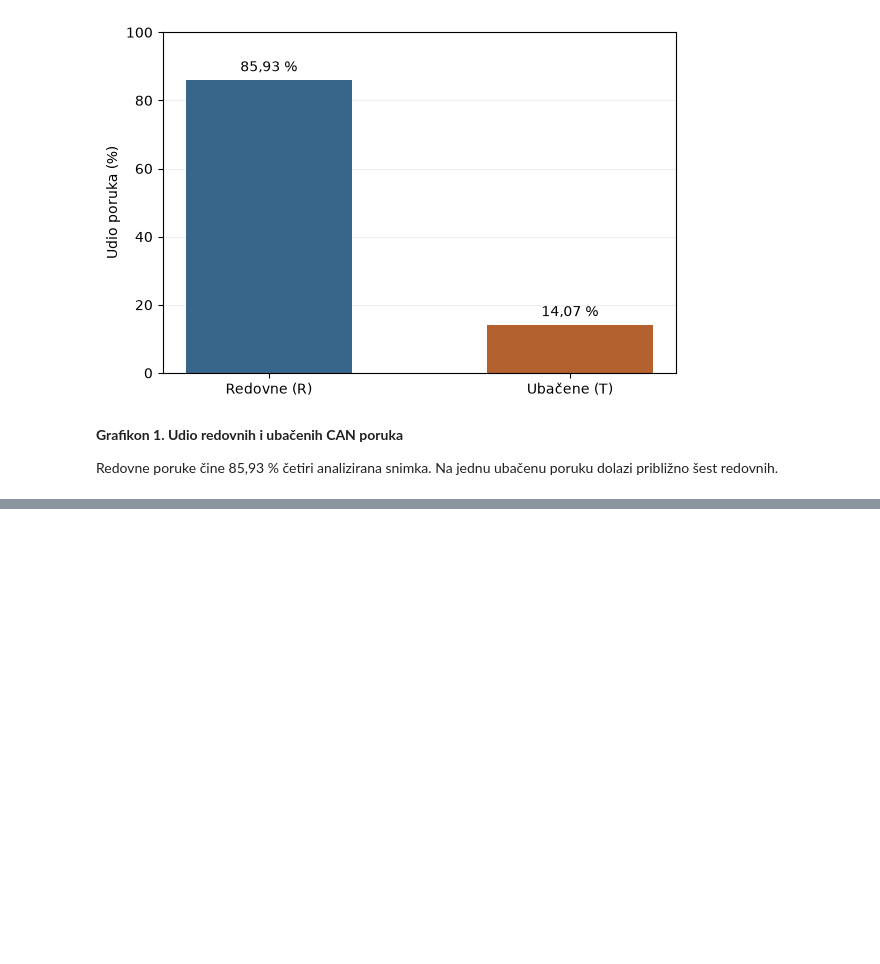
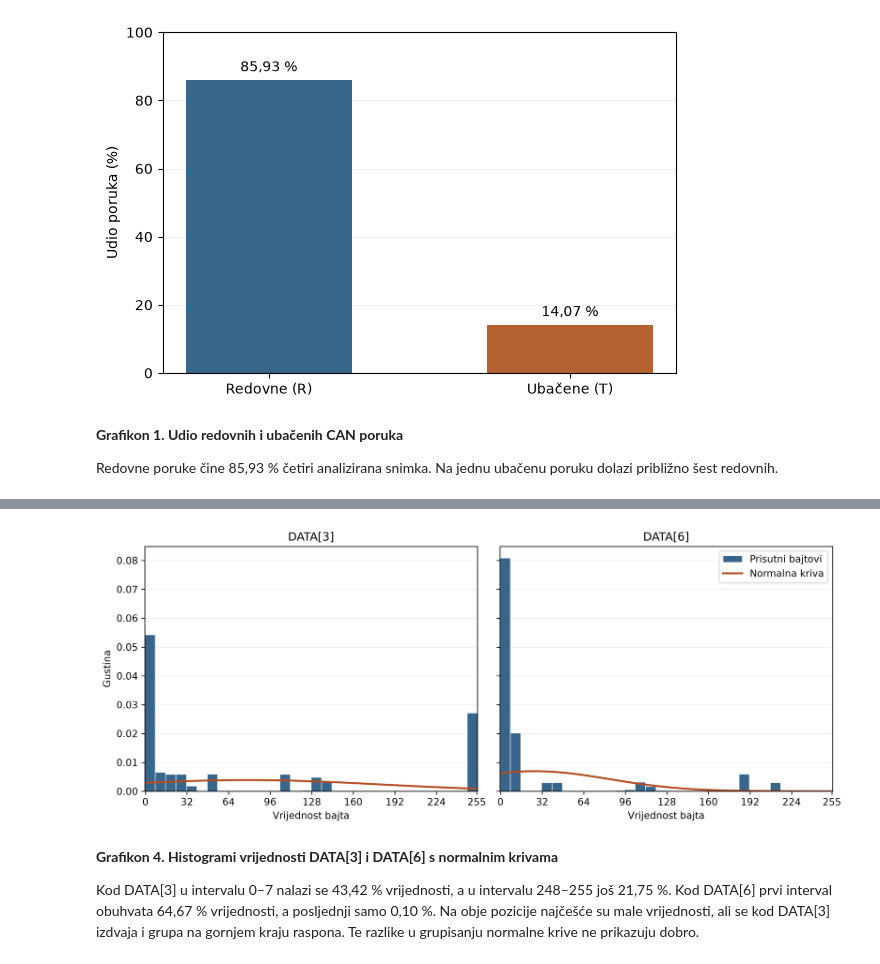
Before and after one commit to KerimOmanovic/can-attack-detection-ml, a Jupyter notebook: EDA_Car_Hacking.ipynb, the cells around one changed output, grey strips where cells are left out. Cells and saved outputs as stored; diff of their text form; code cells hidden in the pictures; blank space fills up the shorter version.

Commit message:
Complete exploratory data analysis of the CAN car-hacking dataset

```diff
--- a/EDA_Car_Hacking.ipynb
+++ b/EDA_Car_Hacking.ipynb
@@ -655,0 +861,10 @@ Redovne poruke čine 85,93 % četiri analizirana snimka. Na jednu ubačenu poruk
+# %%
+from IPython.display import Image, display
+
+display(Image(filename="grafikon_4_histogrami_bajtova.png", width=900))
+# %% [output]
+[figure, added]
+# %% [markdown]
+**Grafikon 4. Histogrami vrijednosti DATA[3] i DATA[6] s normalnim krivama**
+
+Kod DATA[3] u intervalu 0–7 nalazi se 43,42 % vrijednosti, a u intervalu 248–255 još 21,75 %. Kod DATA[6] prvi interval obuhvata 64,67 % vrijednosti, a posljednji samo 0,10 %. Na obje pozicije najčešće su male vrijednosti, ali se kod DATA[3] izdvaja i grupa na gornjem kraju raspona. Te razlike u grupisanju normalne krive ne prikazuju dobro.
```
Also changed, not shown: parts of 52 cells of this notebook, 33 other files.
